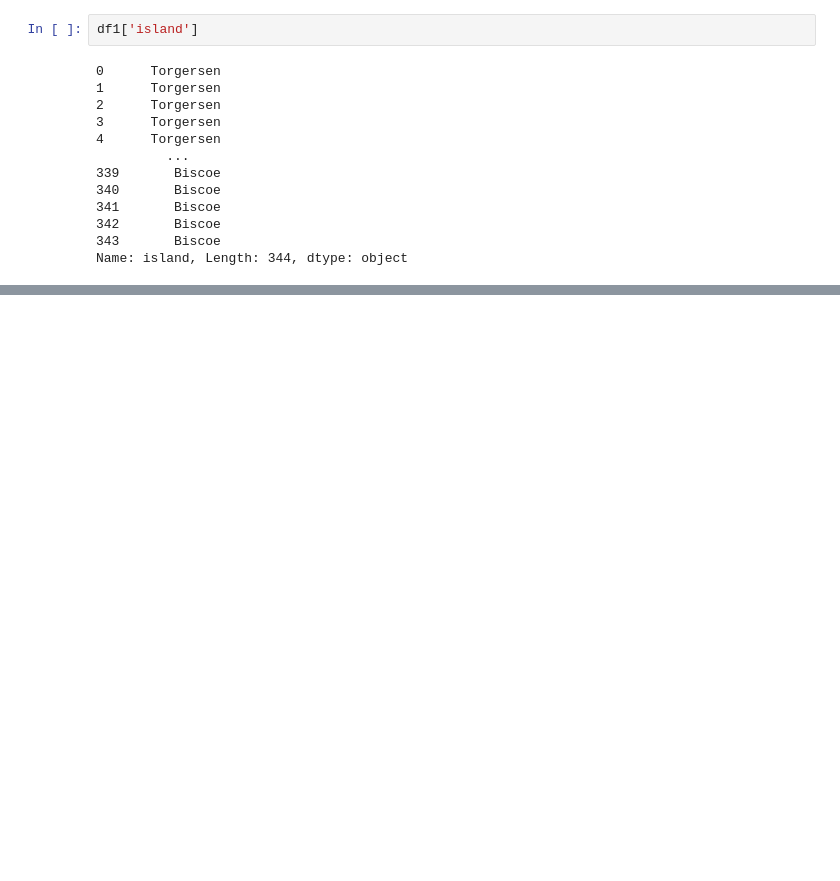
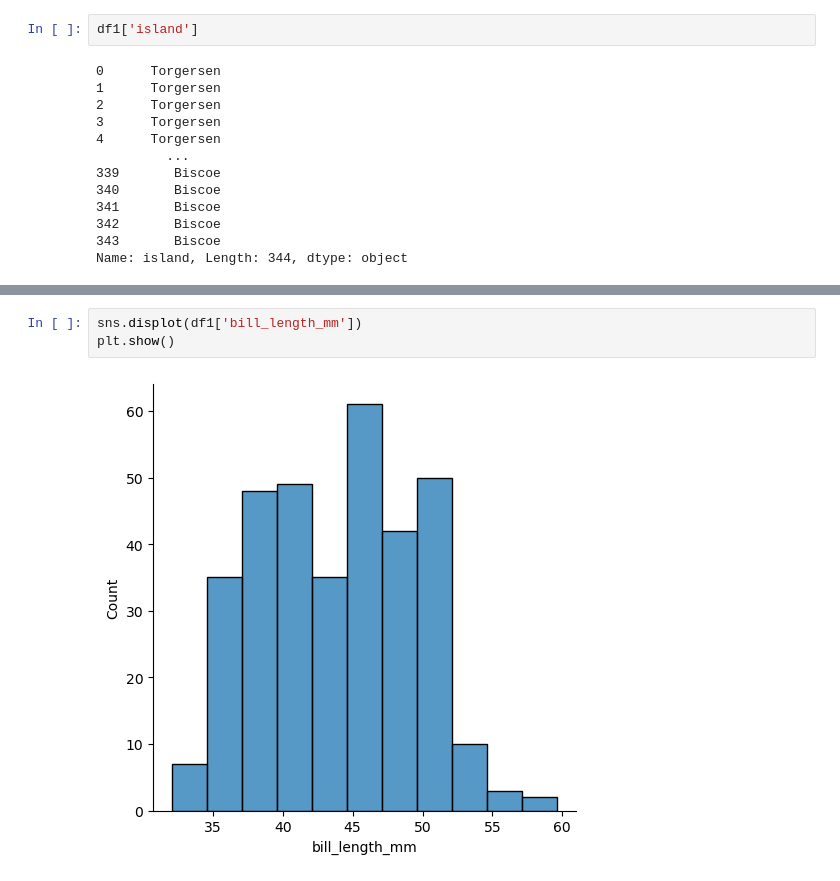
Before and after one commit to bilalramzan01/AI-Engineering-by-The-iScale, a Jupyter notebook: Python for Ai Engineering/unit 14 - Matplotlib and Seaborn/Matplotlib and Seaborn.ipynb, the cells around one changed output, grey strips where cells are left out. Drawn from its saved outputs; the diff is of its cells as text; blank space fills up the shorter version.

```diff
--- a/Python for Ai Engineering/unit 14 - Matplotlib and Seaborn/Matplotlib and Seaborn.ipynb
+++ b/Python for Ai Engineering/unit 14 - Matplotlib and Seaborn/Matplotlib and Seaborn.ipynb
@@ -149,0 +155,5 @@ ValueError: Could not interpret value `island` for `hue`. Value is a string, but
+# %%
+sns.displot(df1['bill_length_mm'])
+plt.show()
+# %% [output]
+[figure, added]
```
Also changed, not shown: parts of 3 cells of this notebook.
